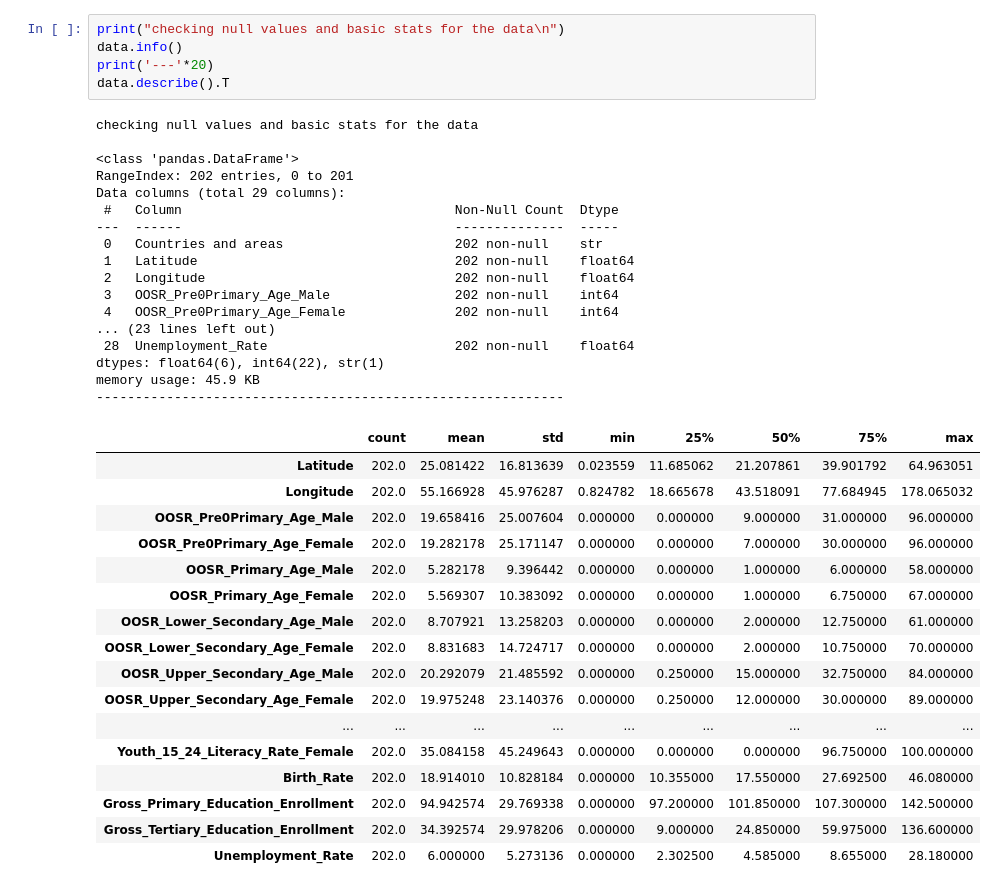
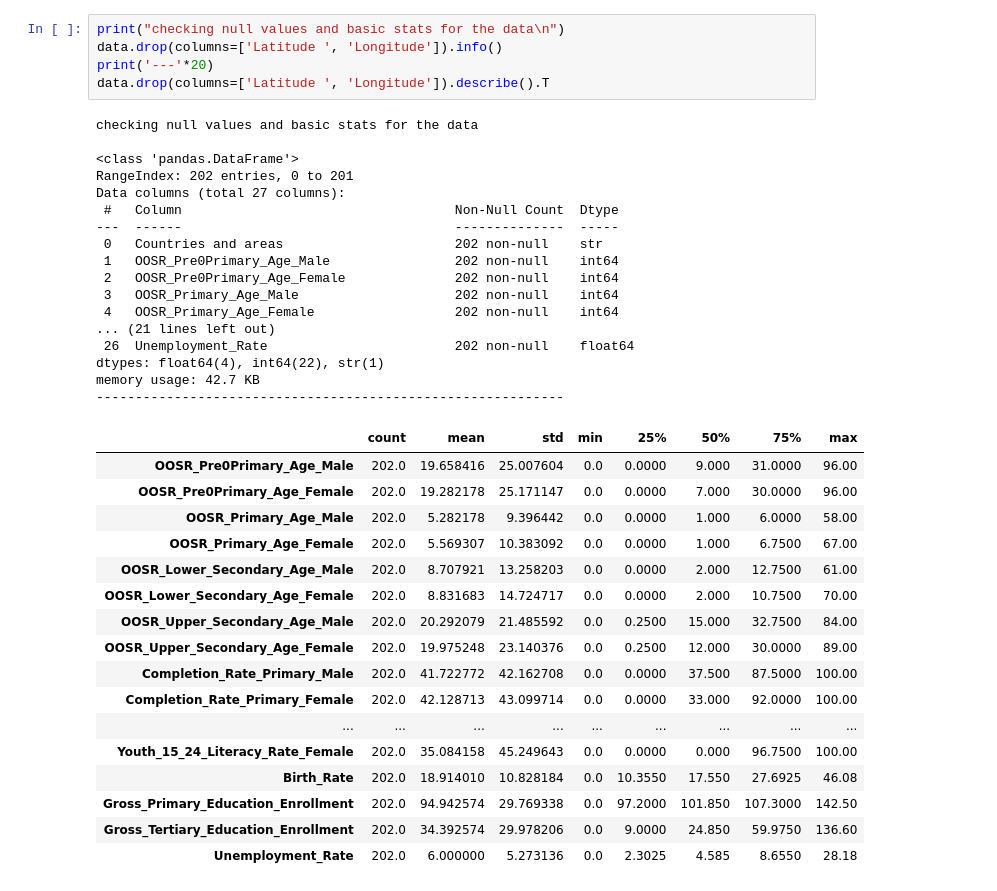
Before and after one commit to UBC-MDS/DSCI-532_2026_15_TempName, a Jupyter notebook: notebooks/EDA.ipynb, the cells around one changed output. Saved outputs shown, nothing was run; the diff lists cells and outputs as text.

```diff
--- a/notebooks/EDA.ipynb
+++ b/notebooks/EDA.ipynb
@@ -90,41 +45,41 @@ data.sample(10)
 10 rows × 29 columns
 # %%
 print("checking null values and basic stats for the data\n")
-data.info()
+data.drop(columns=['Latitude ', 'Longitude']).info()
 print('---'*20)
-data.describe().T
+data.drop(columns=['Latitude ', 'Longitude']).describe().T
 # %% [output]
 checking null values and basic stats for the data
 
 <class 'pandas.DataFrame'>
 RangeIndex: 202 entries, 0 to 201
-Data columns (total 29 columns):
+Data columns (total 27 columns):
  #   Column                                   Non-Null Count  Dtype
 ---  ------                                   --------------  -----
  0   Countries and areas                      202 non-null    str
- 1   Latitude                                 202 non-null    float64
- 2   Longitude                                202 non-null    float64
- 3   OOSR_Pre0Primary_Age_Male                202 non-null    int64
- 4   OOSR_Pre0Primary_Age_Female              202 non-null    int64
-... (23 lines left out)
- 28  Unemployment_Rate                        202 non-null    float64
-dtypes: float64(6), int64(22), str(1)
-memory usage: 45.9 KB
+ 1   OOSR_Pre0Primary_Age_Male                202 non-null    int64
+ 2   OOSR_Pre0Primary_Age_Female              202 non-null    int64
+ 3   OOSR_Primary_Age_Male                    202 non-null    int64
+ 4   OOSR_Primary_Age_Female                  202 non-null    int64
+... (21 lines left out)
+ 26  Unemployment_Rate                        202 non-null    float64
+dtypes: float64(4), int64(22), str(1)
+memory usage: 42.7 KB
 ------------------------------------------------------------
 |  | count | mean | std | min | 25% | 50% | 75% | max |
-| Latitude | 202.0 | 25.081422 | 16.813639 | 0.023559 | 11.685062 | 21.207861 | 39.901792 | 64.963051 |
-| Longitude | 202.0 | 55.166928 | 45.976287 | 0.824782 | 18.665678 | 43.518091 | 77.684945 | 178.065032 |
-| OOSR_Pre0Primary_Age_Male | 202.0 | 19.658416 | 25.007604 | 0.000000 | 0.000000 | 9.000000 | 31.000000 | 96.000000 |
-| OOSR_Pre0Primary_Age_Female | 202.0 | 19.282178 | 25.171147 | 0.000000 | 0.000000 | 7.000000 | 30.000000 | 96.000000 |
-| OOSR_Primary_Age_Male | 202.0 | 5.282178 | 9.396442 | 0.000000 | 0.000000 | 1.000000 | 6.000000 | 58.000000 |
-| OOSR_Primary_Age_Female | 202.0 | 5.569307 | 10.383092 | 0.000000 | 0.000000 | 1.000000 | 6.750000 | 67.000000 |
-| OOSR_Lower_Secondary_Age_Male | 202.0 | 8.707921 | 13.258203 | 0.000000 | 0.000000 | 2.000000 | 12.750000 | 61.000000 |
-| OOSR_Lower_Secondary_Age_Female | 202.0 | 8.831683 | 14.724717 | 0.000000 | 0.000000 | 2.000000 | 10.750000 | 70.000000 |
-| OOSR_Upper_Secondary_Age_Male | 202.0 | 20.292079 | 21.485592 | 0.000000 | 0.250000 | 15.000000 | 32.750000 | 84.000000 |
-| OOSR_Upper_Secondary_Age_Female | 202.0 | 19.975248 | 23.140376 | 0.000000 | 0.250000 | 12.000000 | 30.000000 | 89.000000 |
+| OOSR_Pre0Primary_Age_Male | 202.0 | 19.658416 | 25.007604 | 0.0 | 0.0000 | 9.000 | 31.0000 | 96.00 |
+| OOSR_Pre0Primary_Age_Female | 202.0 | 19.282178 | 25.171147 | 0.0 | 0.0000 | 7.000 | 30.0000 | 96.00 |
+| OOSR_Primary_Age_Male | 202.0 | 5.282178 | 9.396442 | 0.0 | 0.0000 | 1.000 | 6.0000 | 58.00 |
+| OOSR_Primary_Age_Female | 202.0 | 5.569307 | 10.383092 | 0.0 | 0.0000 | 1.000 | 6.7500 | 67.00 |
+| OOSR_Lower_Secondary_Age_Male | 202.0 | 8.707921 | 13.258203 | 0.0 | 0.0000 | 2.000 | 12.7500 | 61.00 |
+| OOSR_Lower_Secondary_Age_Female | 202.0 | 8.831683 | 14.724717 | 0.0 | 0.0000 | 2.000 | 10.7500 | 70.00 |
+| OOSR_Upper_Secondary_Age_Male | 202.0 | 20.292079 | 21.485592 | 0.0 | 0.2500 | 15.000 | 32.7500 | 84.00 |
+| OOSR_Upper_Secondary_Age_Female | 202.0 | 19.975248 | 23.140376 | 0.0 | 0.2500 | 12.000 | 30.0000 | 89.00 |
+| Completion_Rate_Primary_Male | 202.0 | 41.722772 | 42.162708 | 0.0 | 0.0000 | 37.500 | 87.5000 | 100.00 |
+| Completion_Rate_Primary_Female | 202.0 | 42.128713 | 43.099714 | 0.0 | 0.0000 | 33.000 | 92.0000 | 100.00 |
 | ... | ... | ... | ... | ... | ... | ... | ... | ... |
-| Youth_15_24_Literacy_Rate_Female | 202.0 | 35.084158 | 45.249643 | 0.000000 | 0.000000 | 0.000000 | 96.750000 | 100.000000 |
-| Birth_Rate | 202.0 | 18.914010 | 10.828184 | 0.000000 | 10.355000 | 17.550000 | 27.692500 | 46.080000 |
-| Gross_Primary_Education_Enrollment | 202.0 | 94.942574 | 29.769338 | 0.000000 | 97.200000 | 101.850000 | 107.300000 | 142.500000 |
-| Gross_Tertiary_Education_Enrollment | 202.0 | 34.392574 | 29.978206 | 0.000000 | 9.000000 | 24.850000 | 59.975000 | 136.600000 |
-| Unemployment_Rate | 202.0 | 6.000000 | 5.273136 | 0.000000 | 2.302500 | 4.585000 | 8.655000 | 28.180000 |
+| Youth_15_24_Literacy_Rate_Female | 202.0 | 35.084158 | 45.249643 | 0.0 | 0.0000 | 0.000 | 96.7500 | 100.00 |
+| Birth_Rate | 202.0 | 18.914010 | 10.828184 | 0.0 | 10.3550 | 17.550 | 27.6925 | 46.08 |
+| Gross_Primary_Education_Enrollment | 202.0 | 94.942574 | 29.769338 | 0.0 | 97.2000 | 101.850 | 107.3000 | 142.50 |
+| Gross_Tertiary_Education_Enrollment | 202.0 | 34.392574 | 29.978206 | 0.0 | 9.0000 | 24.850 | 59.9750 | 136.60 |
+| Unemployment_Rate | 202.0 | 6.000000 | 5.273136 | 0.0 | 2.3025 | 4.585 | 8.6550 | 28.18 |
```
Also changed, not shown: parts of 19 cells of this notebook, 5 other files.
